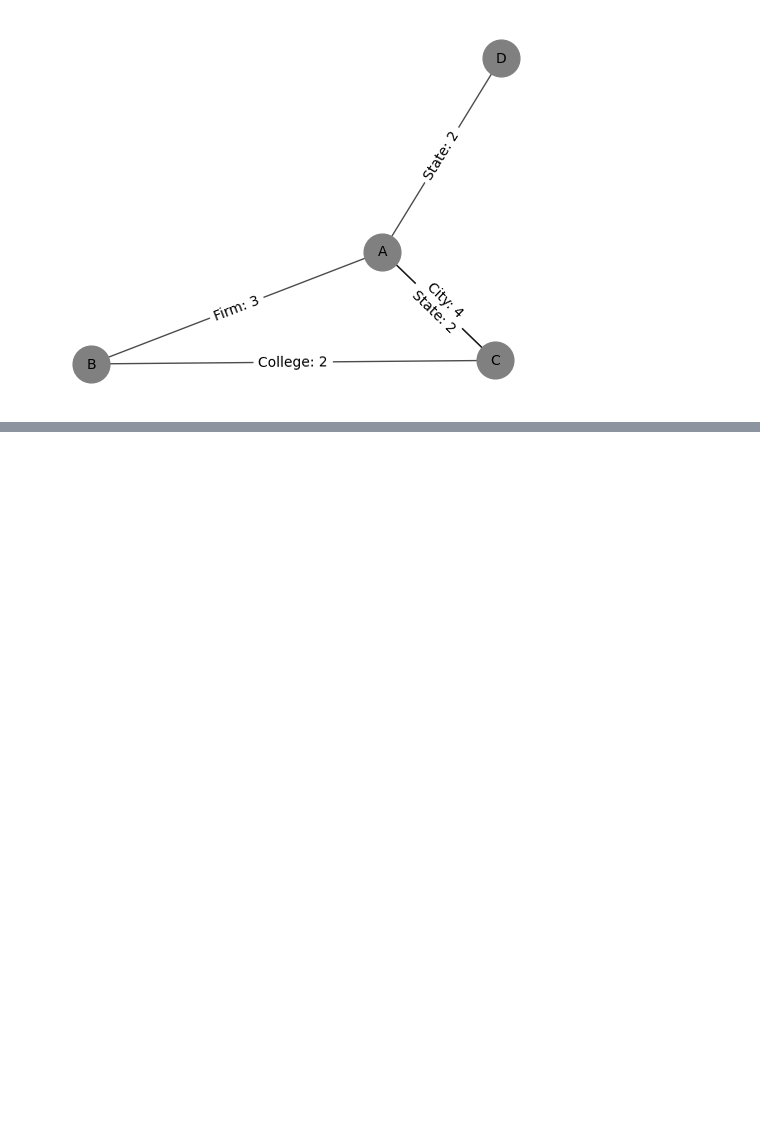
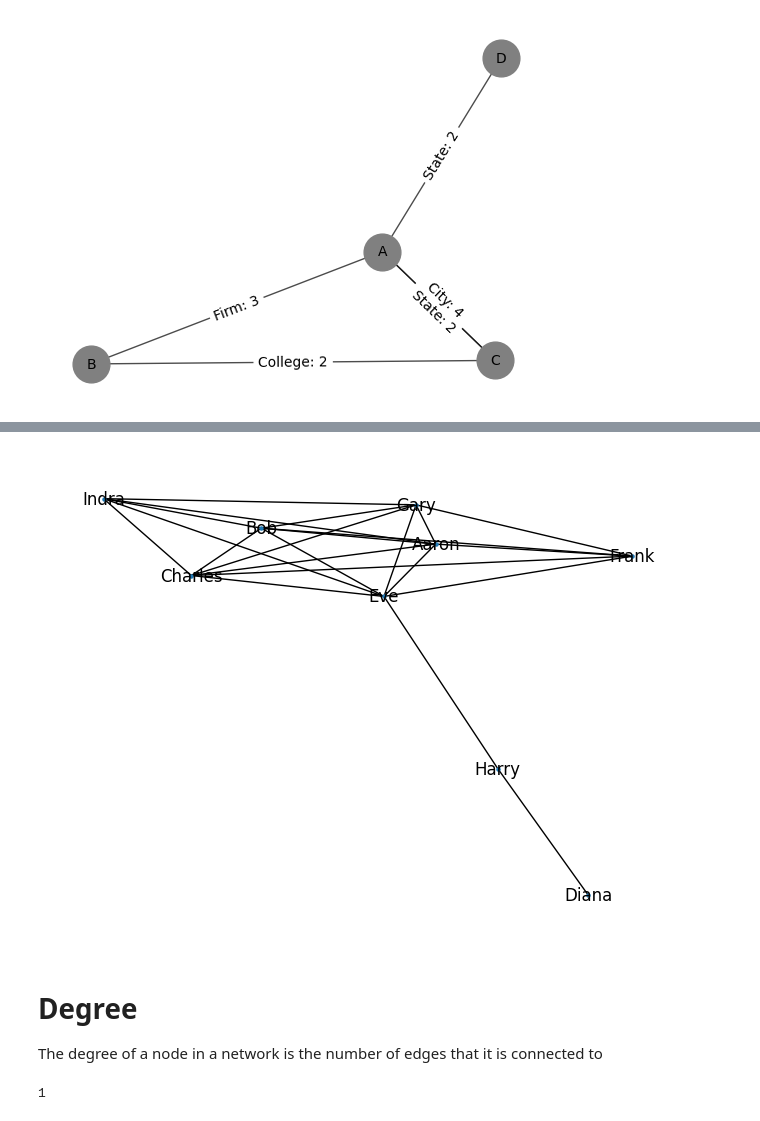
Before and after one commit to datxander/Process-mining, a Jupyter notebook: NetworkX_101.ipynb, the cells around one changed output, grey strips where cells are left out. Cells and saved outputs as stored; diff of their text form; code cells hidden in the pictures; blank space fills up the shorter version.

```diff
--- a/NetworkX_101.ipynb
+++ b/NetworkX_101.ipynb
@@ -170,0 +250,19 @@ plt.show()
+# %%
+# Weighted bi-partite graphs
+
+# The weighted L-partite graph adjsuts for how many stocks are in common between 2 advisors
+P = bipartite.weighted_projected_graph(B,bipartite.sets(B)[0])
+nx.draw(P, with_labels = True, node_size = 5)
+plt.show()
+# %% [output]
+[figure, added]
+# %% [markdown]
+# Degree
+
+The degree of a node in a network is the number of edges that it is connected to
+# %%
+# Degree of a graph node
+
+P.degree('Indra')
+# %% [output]
+1
```
Also changed, not shown: parts of 23 cells of this notebook.
